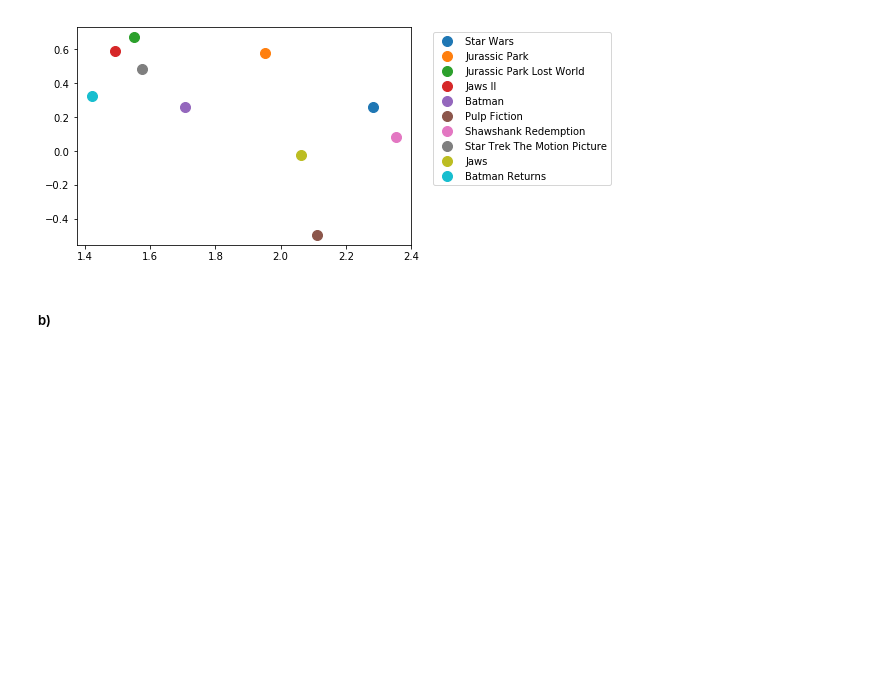
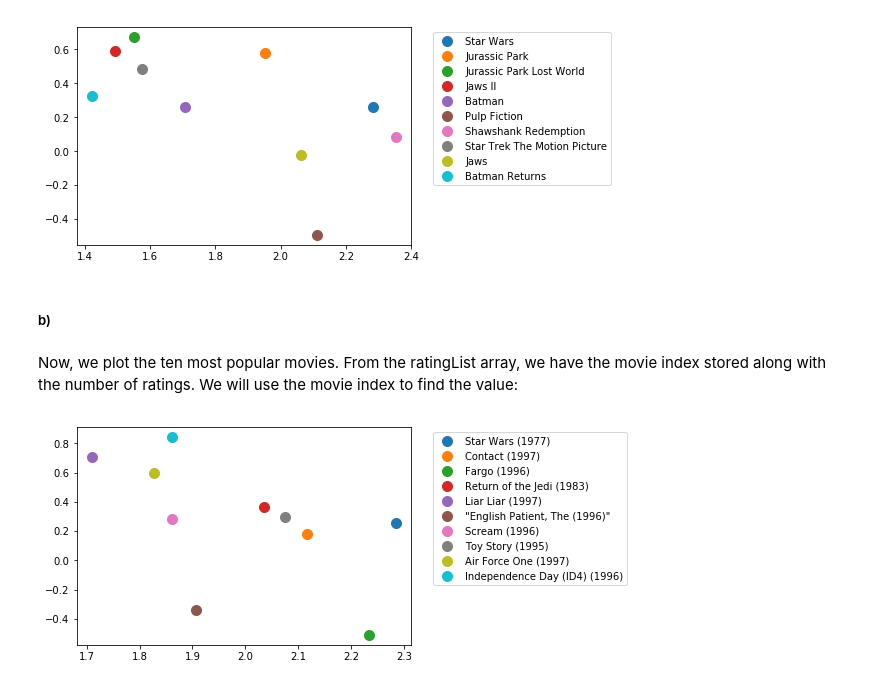
Before and after one commit to reislerjul/-MovieLens-Visualization, a Jupyter notebook: Visualizations.ipynb, the cells around one changed output. Cells and saved outputs as stored; diff of their text form; code cells hidden in the pictures; blank space fills up the shorter version.

Commit message:
visualizations except for part d done

```diff
--- a/Visualizations.ipynb
+++ b/Visualizations.ipynb
@@ -358,3 +358,16 @@ plt.show()
 [figure]
 # %% [markdown]
 ##### b)
+# %% [markdown]
+Now, we plot the ten most popular movies. From the ratingList array, we have the movie index stored along with the number of ratings. We will use the movie index to find the value:
+# %%
+for element in ratingList[:10]:
+    index = element[0]
+    label = movies[index - 1][1]
+    plt.plot([V_tilda[0][index - 1]], \
+             [V_tilda[1][index - 1]], 'o', markersize=10, label=label)
+
+plt.legend(loc=2, bbox_to_anchor=(1.05, 1))
+plt.show()
+# %% [output]
+[figure, added]
```
Also changed, not shown: parts of 5 cells of this notebook.
